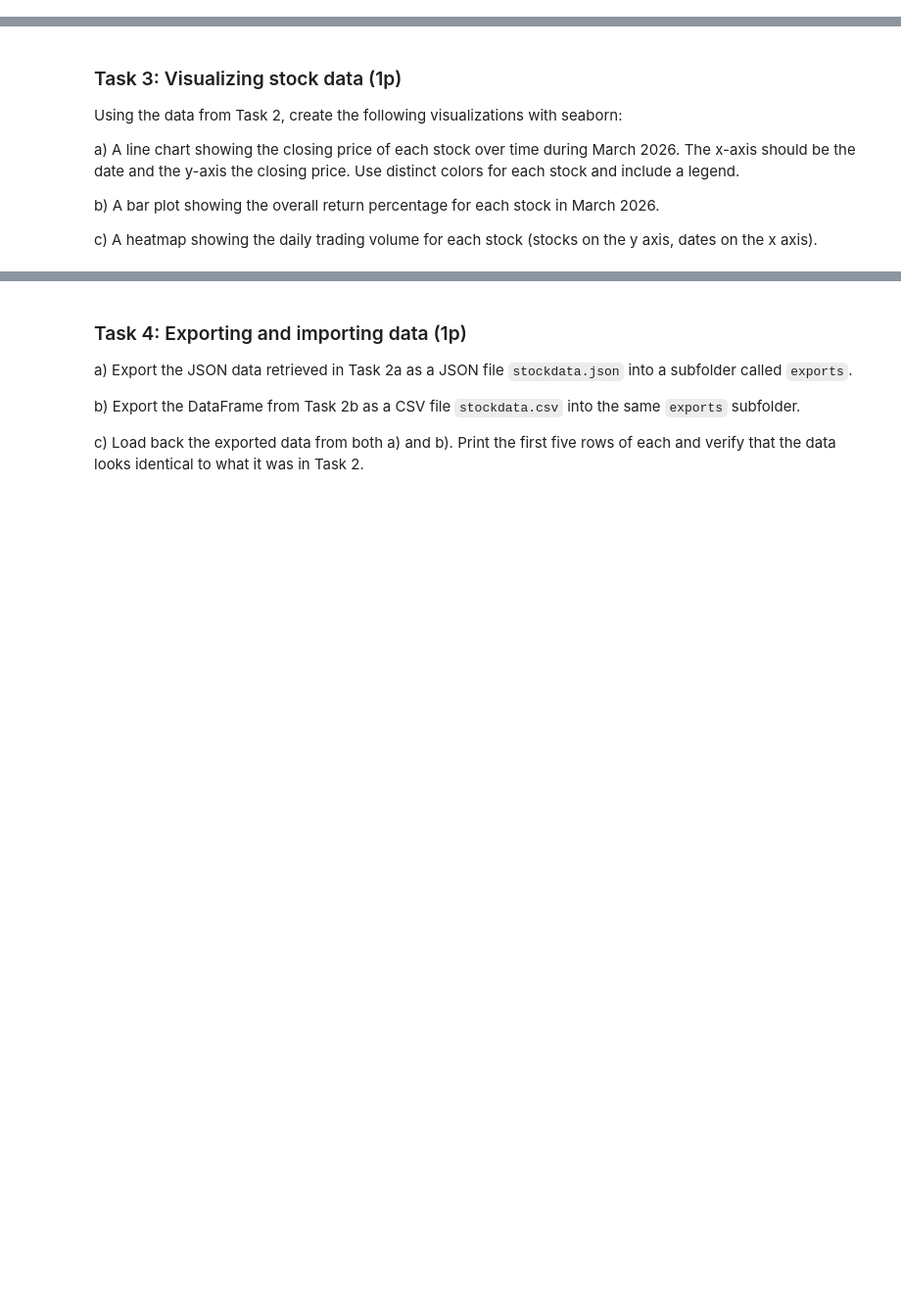
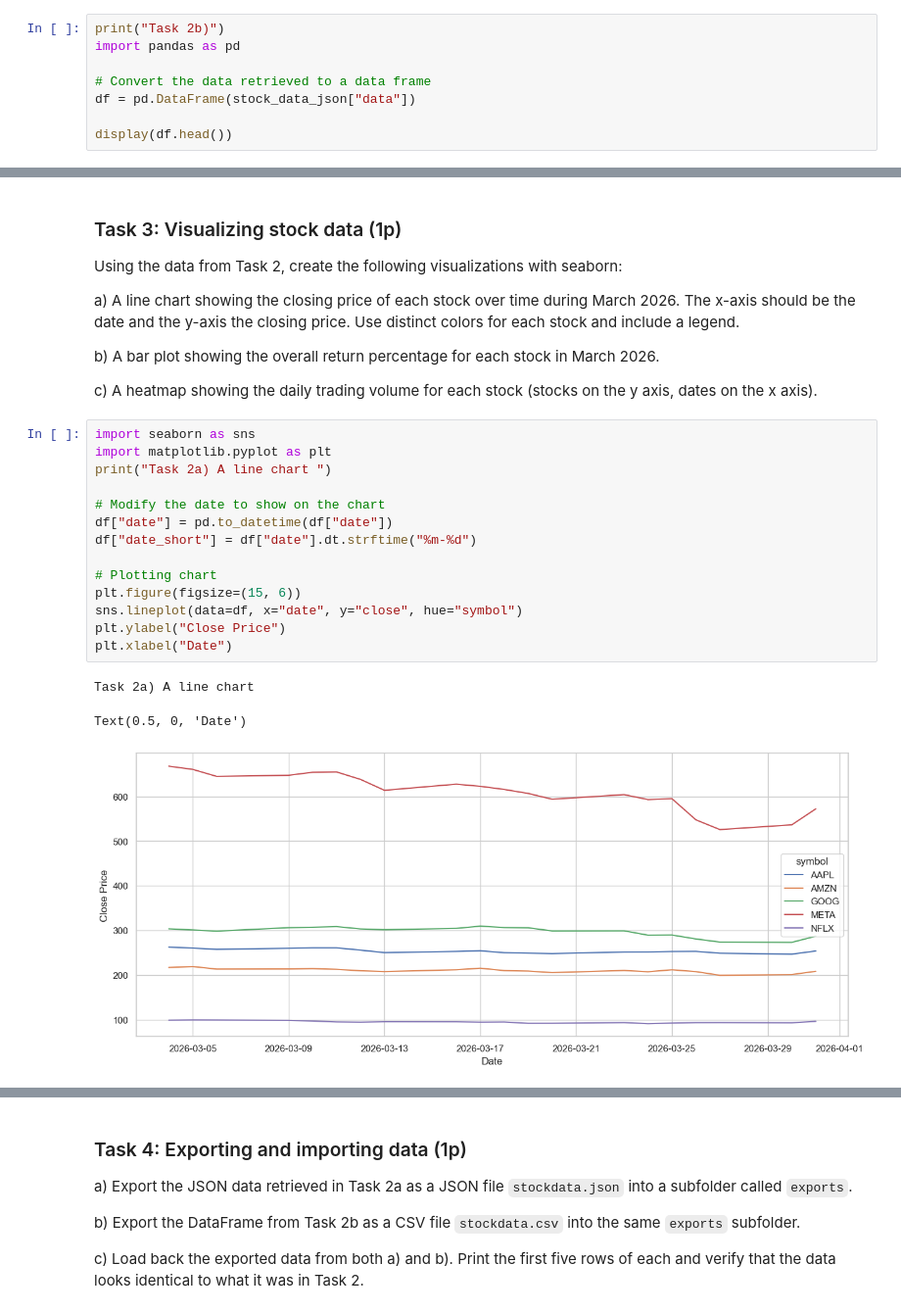
Before and after one commit to Tuandinh-projects/Python2026, a Jupyter notebook: assignment/assignment2/assignment2.ipynb, the cells around one changed output, grey strips where cells are left out. Shown at 98% size. Drawn from its saved outputs; the diff is of its cells as text; blank space fills up the shorter version.

```diff
--- a/assignment/assignment2/assignment2.ipynb
+++ b/assignment/assignment2/assignment2.ipynb
@@ -101,0 +130,8 @@ Hint: The API documentation helps on how to use it, but also using AI is recomme
+# %%
+print("Task 2b)")
+import pandas as pd
+
+# Convert the data retrieved to a data frame
+df = pd.DataFrame(stock_data_json["data"])
+
+display(df.head())
@@ -109,3 +219,21 @@ a) A line chart showing the closing price of each stock over time during March 2
 b) A bar plot showing the overall return percentage for each stock in March 2026.
 
 c) A heatmap showing the daily trading volume for each stock (stocks on the y axis, dates on the x axis).
+# %%
+import seaborn as sns
+import matplotlib.pyplot as plt
+print("Task 2a) A line chart ")
+
+# Modify the date to show on the chart
+df["date"] = pd.to_datetime(df["date"])
+df["date_short"] = df["date"].dt.strftime("%m-%d")
+
+# Plotting chart
+plt.figure(figsize=(15, 6))
+sns.lineplot(data=df, x="date", y="close", hue="symbol")
+plt.ylabel("Close Price")
+plt.xlabel("Date")
+# %% [output]
+Task 2a) A line chart
+Text(0.5, 0, 'Date')
+[figure, added]
```
Also changed, not shown: parts of 8 cells of this notebook, 4 other files.
